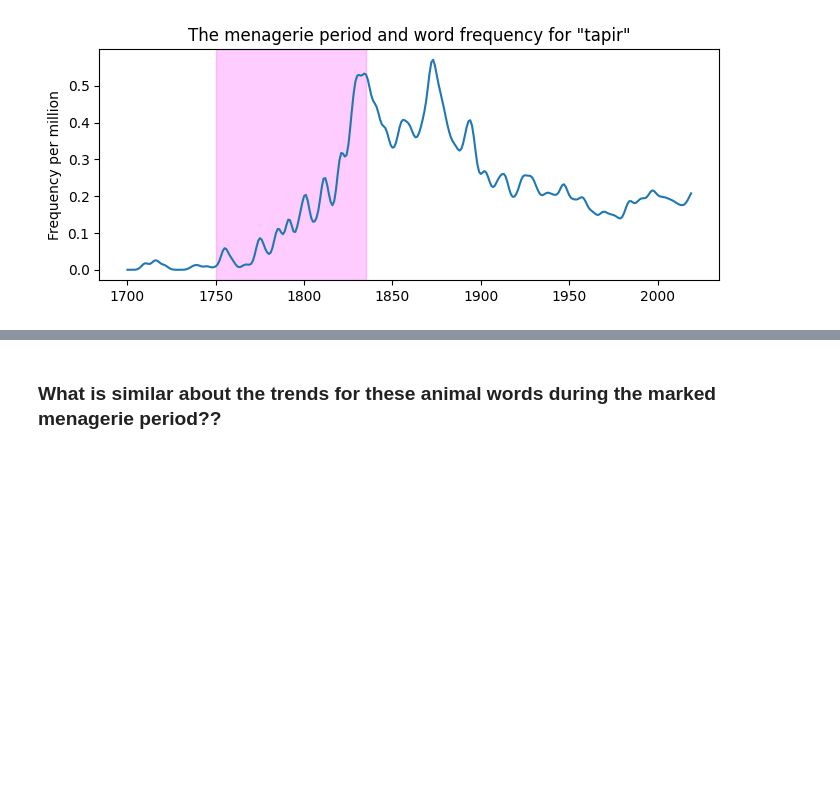
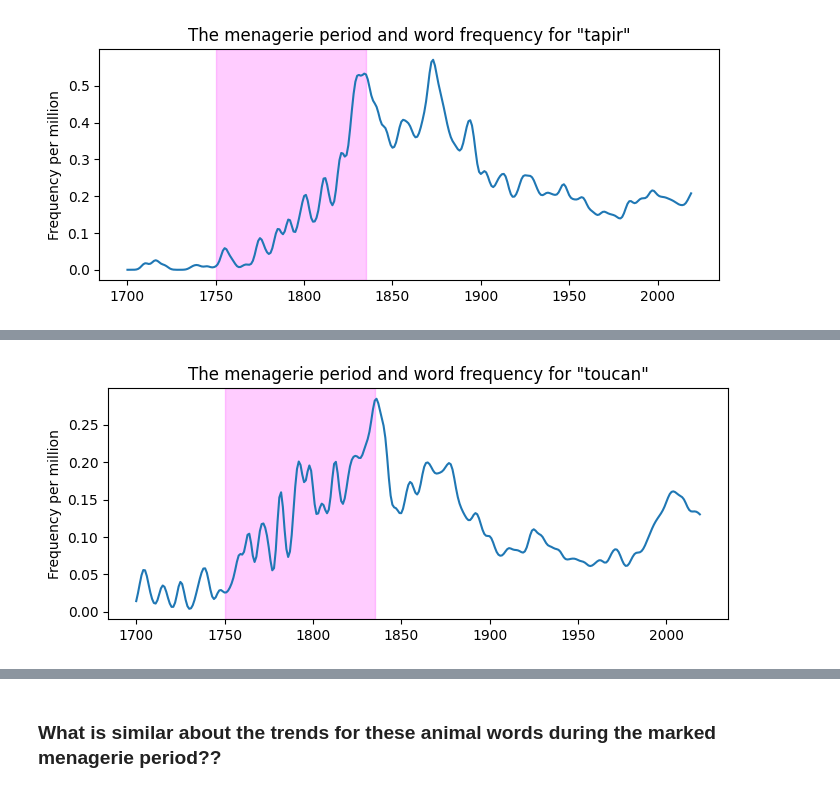
Before and after one commit to Agumekenneth/Data-Visualization-and-story-Telling, a Jupyter notebook: In class storytelling project-20260314/any-animal-except-project.ipynb, the cells around one changed output, grey strips where cells are left out. Drawn from its saved outputs; the diff is of its cells as text; code cells hidden in the pictures; blank space fills up the shorter version.

```diff
--- a/In class storytelling project-20260314/any-animal-except-project.ipynb
+++ b/In class storytelling project-20260314/any-animal-except-project.ipynb
@@ -50,0 +65,4 @@ plot_menagerie_animal('tapir')
+# %%
+plot_menagerie_animal('toucan')
+# %% [output]
+[figure, added]
```
Also changed, not shown: parts of 13 cells of this notebook, 10 other files.
